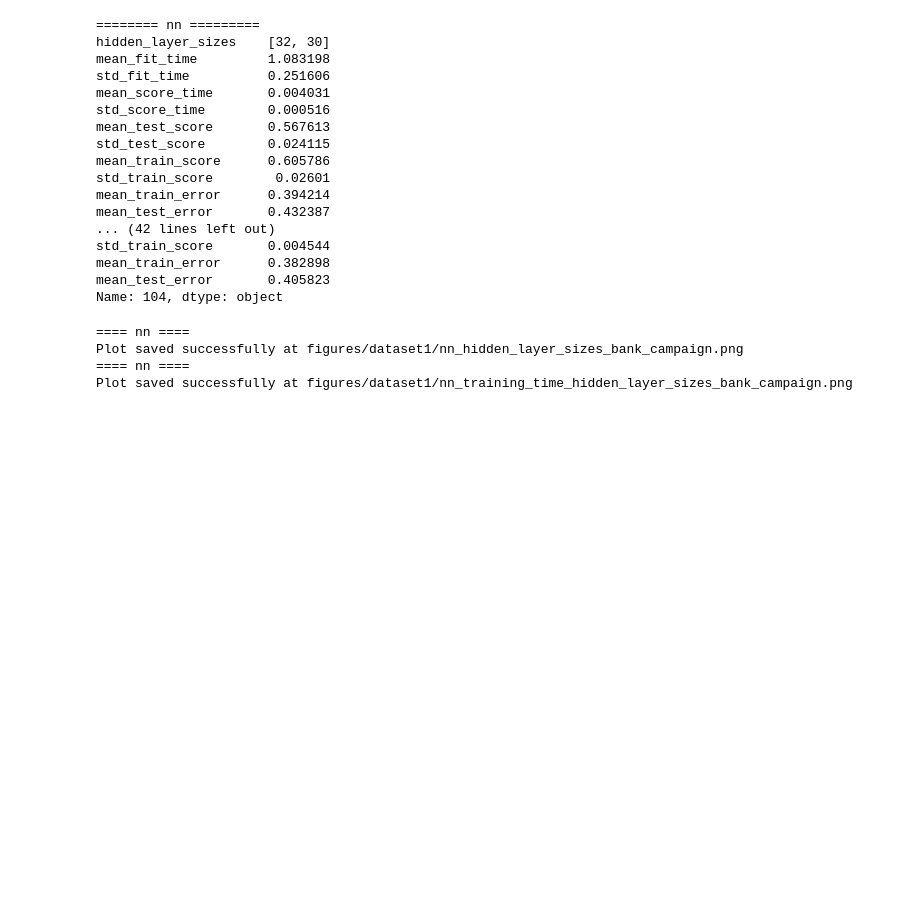
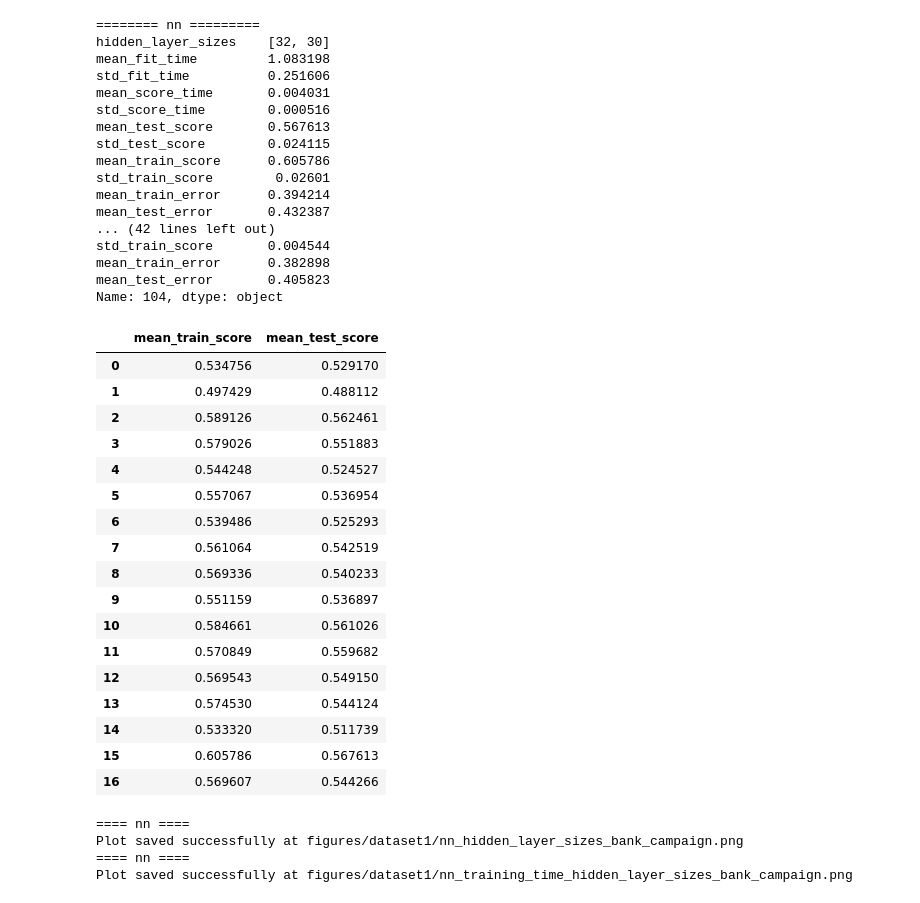
Before and after one commit to placeboo/MachineLearningProjects, a Jupyter notebook: Classification/notebooks/dataset1_result_analysis.ipynb, the cells around one changed output. Cells and saved outputs as stored; diff of their text form; code cells hidden in the pictures; blank space fills up the shorter version.

```diff
--- a/Classification/notebooks/dataset1_result_analysis.ipynb
+++ b/Classification/notebooks/dataset1_result_analysis.ipynb
@@ -342,6 +349,28 @@ std_train_score       0.004544
 mean_train_error      0.382898
 mean_test_error       0.405823
 Name: 104, dtype: object
+# %%
+cv_results = pd.read_csv(os.path.join(input_dir, 'nn_cv_results.csv'))
+cv_results[['mean_train_score', 'mean_test_score']]
+# %% [output]
+|  | mean_train_score | mean_test_score |
+| 0 | 0.534756 | 0.529170 |
+| 1 | 0.497429 | 0.488112 |
+| 2 | 0.589126 | 0.562461 |
+| 3 | 0.579026 | 0.551883 |
+| 4 | 0.544248 | 0.524527 |
+| 5 | 0.557067 | 0.536954 |
+| 6 | 0.539486 | 0.525293 |
+| 7 | 0.561064 | 0.542519 |
+| 8 | 0.569336 | 0.540233 |
+| 9 | 0.551159 | 0.536897 |
+| 10 | 0.584661 | 0.561026 |
+| 11 | 0.570849 | 0.559682 |
+| 12 | 0.569543 | 0.549150 |
+| 13 | 0.574530 | 0.544124 |
+| 14 | 0.533320 | 0.511739 |
+| 15 | 0.605786 | 0.567613 |
+| 16 | 0.569607 | 0.544266 |
 # %%
 cv_results = pd.read_csv(os.path.join(input_dir, 'nn_cv_results.csv'))
 # draw
```
Also changed, not shown: parts of 7 cells of this notebook, 3 other files.
